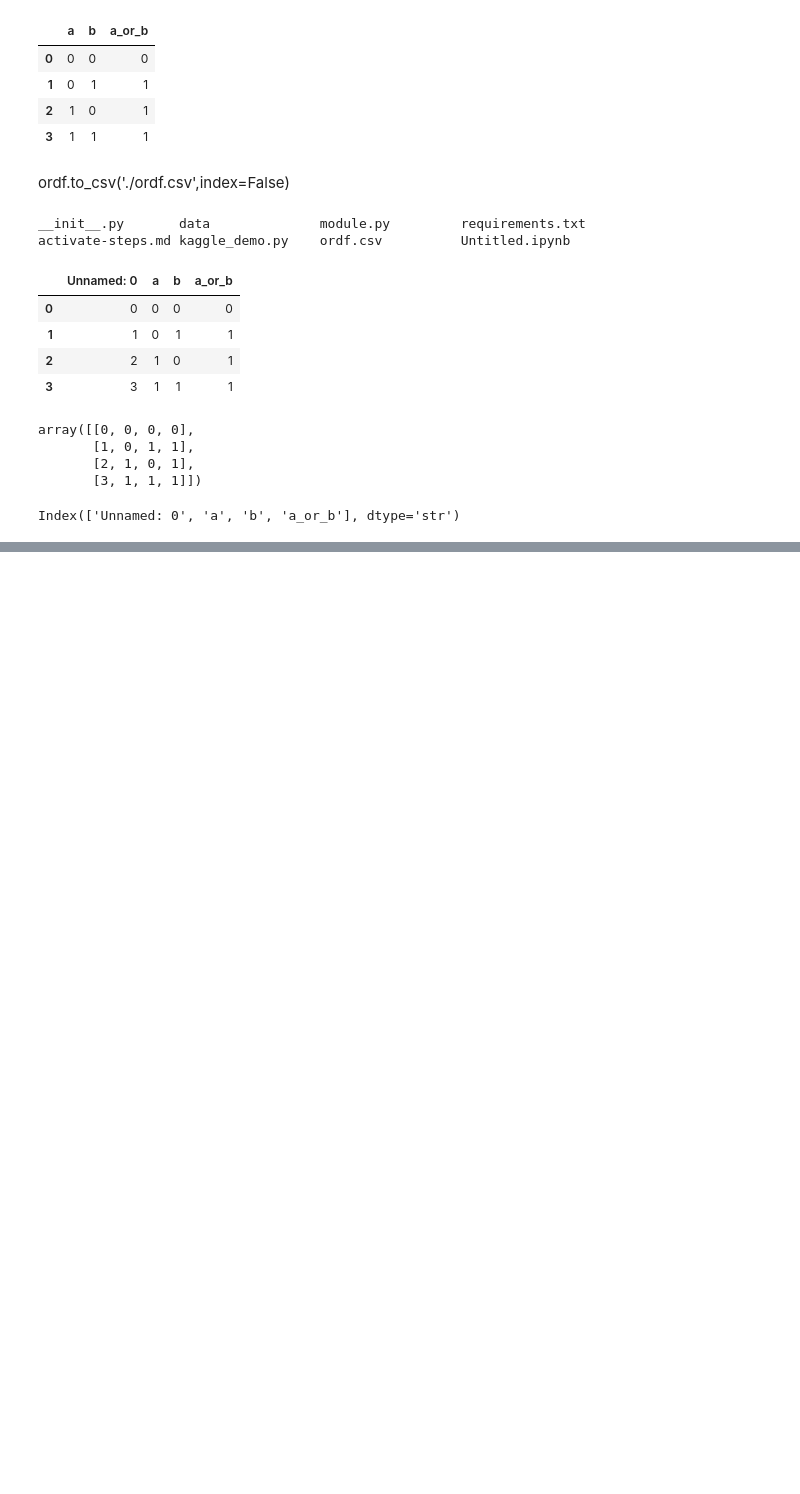
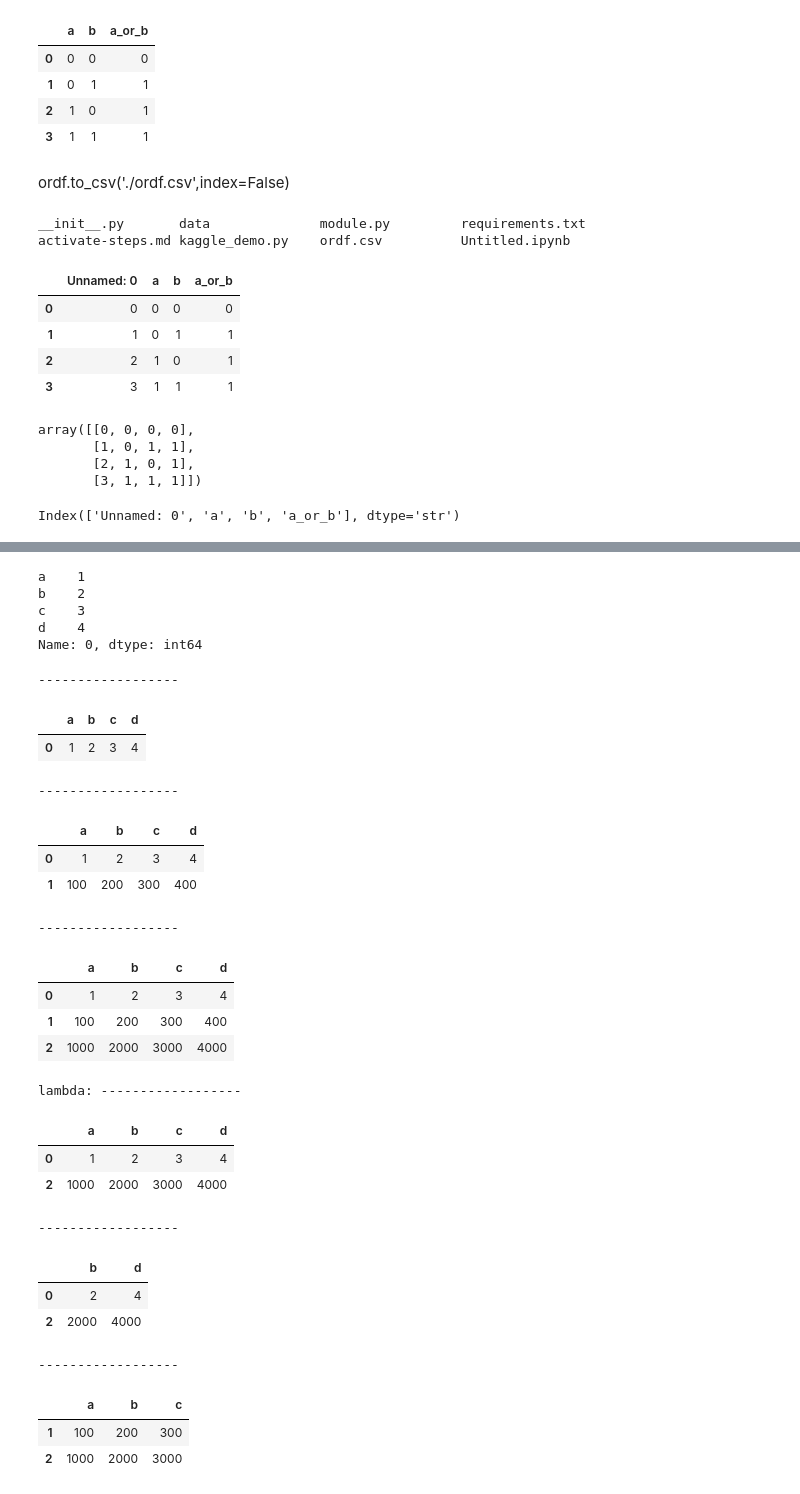
Before and after one commit to guuhh/pysparkProjectDemo, a Jupyter notebook: Untitled.ipynb, the cells around one changed output, grey strips where cells are left out. Cells and saved outputs as stored; diff of their text form; code cells hidden in the pictures; blank space fills up the shorter version.

```diff
--- a/Untitled.ipynb
+++ b/Untitled.ipynb
@@ -257,0 +312,51 @@ memory usage: 252.0 bytes
+# %%
+import pandas as pd
+
+mydict = [{'a': 1, 'b': 2, 'c': 3, 'd': 4},
+           {'a': 100, 'b': 200, 'c': 300, 'd': 400},
+           {'a': 1000, 'b': 2000, 'c': 3000, 'd': 4000 }]
+df = pd.DataFrame(mydict)
+
+display(df.iloc[0])
+print('------------------')
+display(df.iloc[[0]])
+print('------------------')
+display(df.iloc[[0, 1]])
+print('------------------')
+display(df.iloc[:3])
+print('lambda: ------------------')
+display(df.iloc[lambda x: x.index % 2 == 0])
+print('------------------')
+display(df.iloc[[0, 2], [1, 3]])
+print('------------------')
+display(df.iloc[1:3, 0:3])
+# %% [output]
+a    1
+b    2
+c    3
+d    4
+Name: 0, dtype: int64
+------------------
+|  | a | b | c | d |
+| 0 | 1 | 2 | 3 | 4 |
+------------------
+|  | a | b | c | d |
+| 0 | 1 | 2 | 3 | 4 |
+| 1 | 100 | 200 | 300 | 400 |
+------------------
+|  | a | b | c | d |
+| 0 | 1 | 2 | 3 | 4 |
+| 1 | 100 | 200 | 300 | 400 |
+| 2 | 1000 | 2000 | 3000 | 4000 |
+lambda: ------------------
+|  | a | b | c | d |
+| 0 | 1 | 2 | 3 | 4 |
+| 2 | 1000 | 2000 | 3000 | 4000 |
+------------------
+|  | b | d |
+| 0 | 2 | 4 |
+| 2 | 2000 | 4000 |
+------------------
+|  | a | b | c |
+| 1 | 100 | 200 | 300 |
+| 2 | 1000 | 2000 | 3000 |
```
Also changed, not shown: parts of 5 cells of this notebook, 1 other file.
